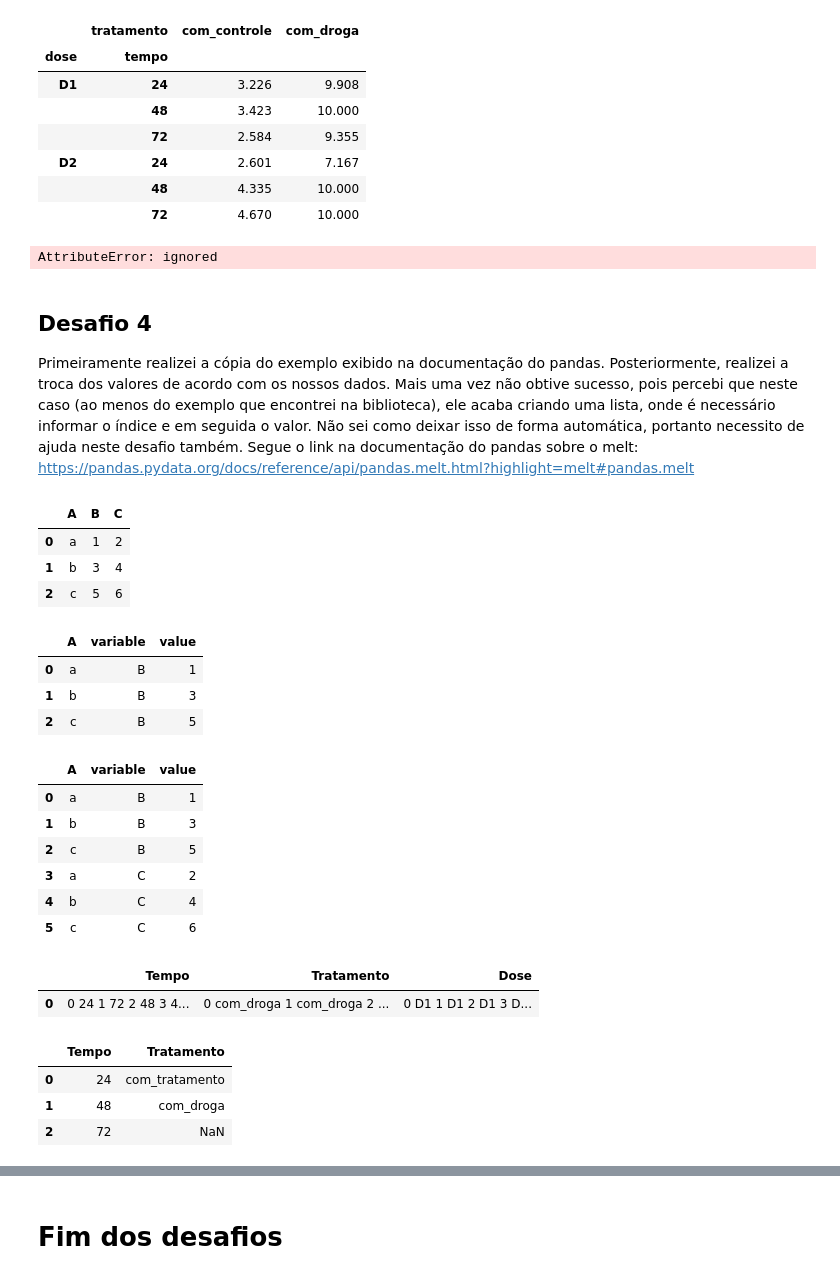
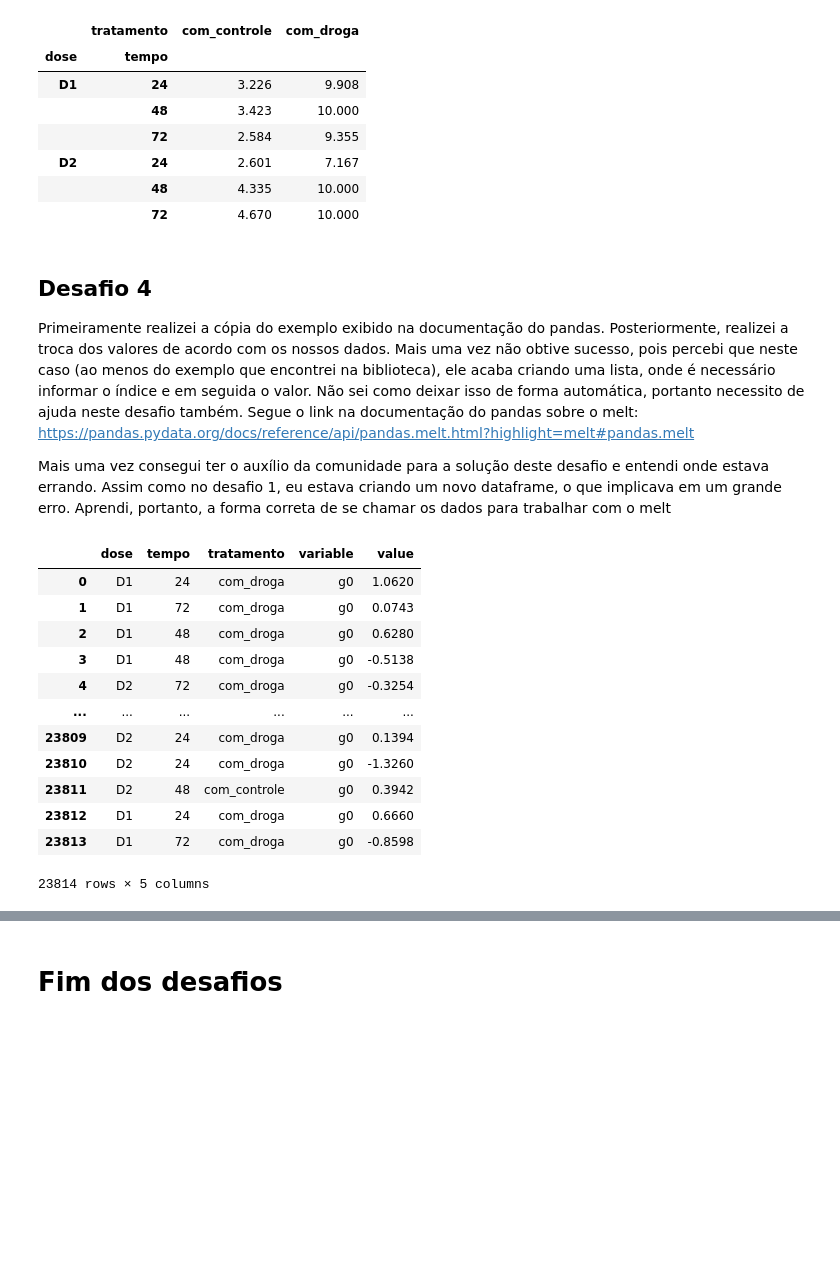
Before and after one commit to LucasTARosa/imersaoDadosAlura, a Jupyter notebook: Aula_3.ipynb, the cells around one changed output, grey strips where cells are left out. Drawn from its saved outputs; the diff is of its cells as text; code cells hidden in the pictures; blank space fills up the shorter version.

```diff
--- a/Aula_3.ipynb
+++ b/Aula_3.ipynb
@@ -614,59 +636,30 @@ pd.crosstab([dados['dose'], dados['tempo']], dados['tratamento'], values=dados['
 |  | 48 | 4.335 | 10.000 |
 |  | 72 | 4.670 | 10.000 |
 # %%
-pd.crosstab([dados['dose'], dados['tempo']], dados['tratamento'], values=dados['g0'], aggfunc='25%')
+#pd.crosstab([dados['dose'], dados['tempo']], dados['tratamento'], values=dados['g0'], aggfunc='25%')
-# %% [output]
-AttributeError: ignored
 # %% [markdown]
 ## Desafio 4
 
 Primeiramente realizei a cópia do exemplo exibido na documentação do pandas. Posteriormente, realizei a troca dos valores de acordo com os nossos dados. Mais uma vez não obtive sucesso, pois percebi que neste caso (ao menos do exemplo que encontrei na biblioteca), ele acaba criando uma lista, onde é necessário informar o índice e em seguida o valor. Não sei como deixar isso de forma automática, portanto necessito de ajuda neste desafio também.
 Segue o link na documentação do pandas sobre o melt: https://pandas.pydata.org/docs/reference/api/pandas.melt.html?highlight=melt#pandas.melt
+
+Mais uma vez consegui ter o auxílio da comunidade para a solução deste desafio e entendi onde estava errando. Assim como no desafio 1, eu estava criando um novo dataframe, o que implicava em um grande erro. Aprendi, portanto, a forma correta de se chamar os dados para trabalhar com o melt
-# %%
-df = pd.DataFrame({'A': {0: 'a', 1: 'b', 2: 'c'},
-                   'B': {0: 1, 1: 3, 2: 5},
-                   'C': {0: 2, 1: 4, 2: 6}})
-df
-# %% [output]
-|  | A | B | C |
-| 0 | a | 1 | 2 |
-| 1 | b | 3 | 4 |
-| 2 | c | 5 | 6 |
 # %%
-pd.melt(df, id_vars=['A'], value_vars=['B'])
+pd.melt(dados, id_vars=['dose', 'tempo', 'tratamento'], value_vars=['g0'])
 # %% [output]
-|  | A | variable | value |
-| 0 | a | B | 1 |
-| 1 | b | B | 3 |
-| 2 | c | B | 5 |
+|  | dose | tempo | tratamento | variable | value |
+| 0 | D1 | 24 | com_droga | g0 | 1.0620 |
+| 1 | D1 | 72 | com_droga | g0 | 0.0743 |
+| 2 | D1 | 48 | com_droga | g0 | 0.6280 |
+| 3 | D1 | 48 | com_droga | g0 | -0.5138 |
+| 4 | D2 | 72 | com_droga | g0 | -0.3254 |
+| ... | ... | ... | ... | ... | ... |
+| 23809 | D2 | 24 | com_droga | g0 | 0.1394 |
+| 23810 | D2 | 24 | com_droga | g0 | -1.3260 |
+| 23811 | D2 | 48 | com_controle | g0 | 0.3942 |
+| 23812 | D1 | 24 | com_droga | g0 | 0.6660 |
+| 23813 | D1 | 72 | com_droga | g0 | -0.8598 |
+23814 rows × 5 columns
-# %%
-pd.melt(df, id_vars=['A'], value_vars=['B', 'C'])
-# %% [output]
-|  | A | variable | value |
-| 0 | a | B | 1 |
-| 1 | b | B | 3 |
-| 2 | c | B | 5 |
-| 3 | a | C | 2 |
-| 4 | b | C | 4 |
-| 5 | c | C | 6 |
-# %%
-df = pd.DataFrame({'Tempo': {0: dados['tempo']},
-                   'Tratamento': {0: dados['tratamento']},
-                   'Dose': {0: dados['dose']}})
-df
-# %% [output]
-|  | Tempo | Tratamento | Dose |
-| 0 | 0 24 1 72 2 48 3 4... | 0 com_droga 1 com_droga 2 ... | 0 D1 1 D1 2 D1 3 D... |
-# %%
-df = pd.DataFrame({'Tempo': {0: '24', 1:'48', 2:'72'},
-                   'Tratamento': {0:'com_tratamento', 1:'com_droga'}
-                   })
-df
-# %% [output]
-|  | Tempo | Tratamento |
-| 0 | 24 | com_tratamento |
-| 1 | 48 | com_droga |
-| 2 | 72 | NaN |
 # %% [markdown]
 ## Desafio 5
 Este se tornou mais um desafio problemático. Encontrei a biblioteca, mas não consigo aplicar da forma correta.
```
Also changed, not shown: parts of 20 cells of this notebook.
